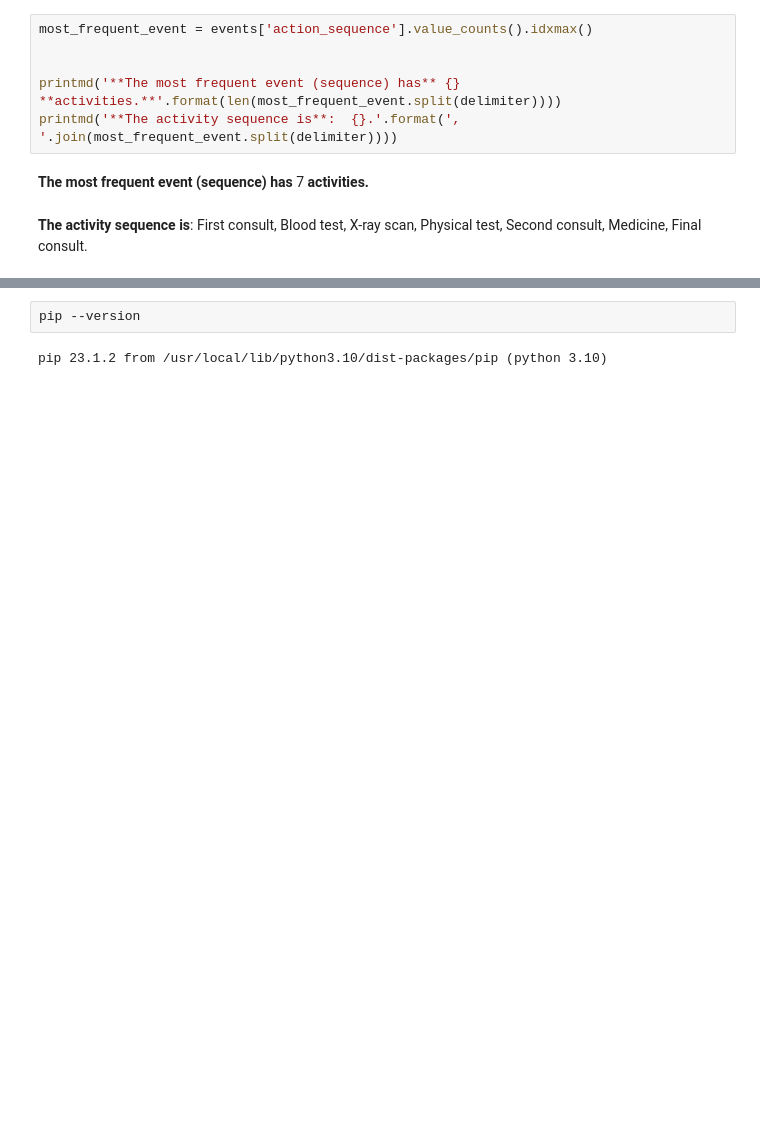
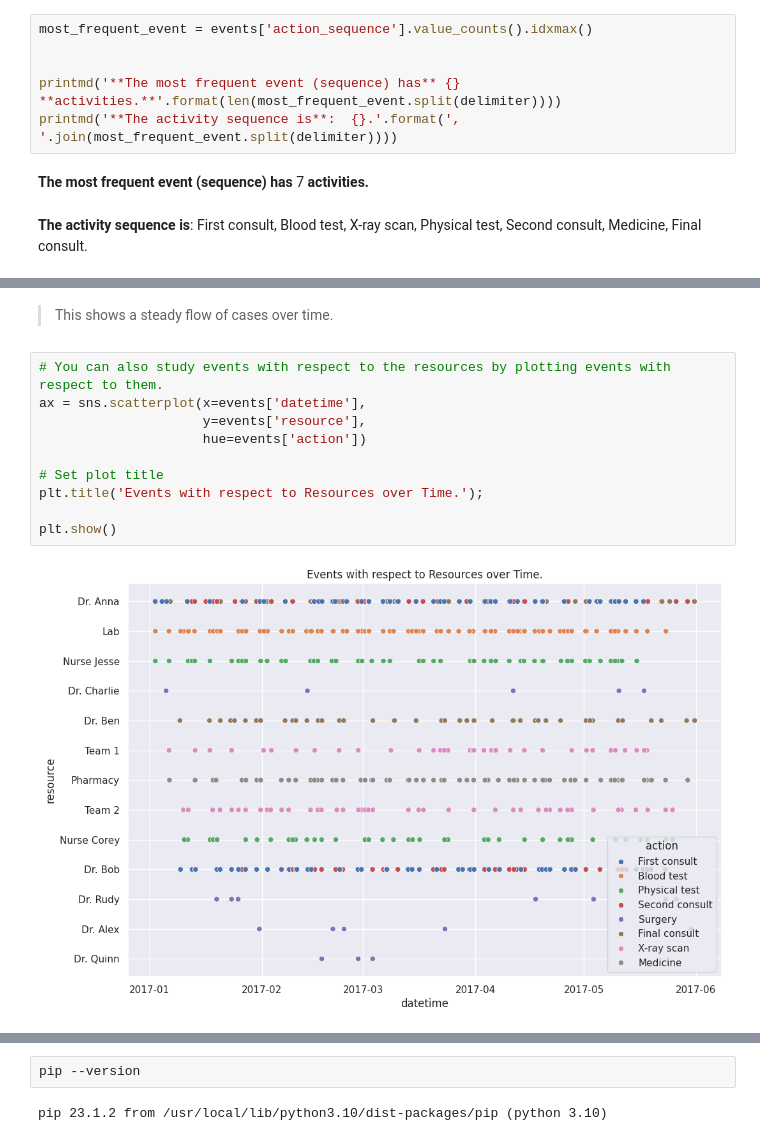
Before and after one commit to sawubona-repo/BINA-FS24-WORK, a Jupyter notebook: LB07-ProcessMining/Python/DEMO_Python_PM4PY_PatientPathways.ipynb, the cells around one changed output, grey strips where cells are left out. Saved outputs shown, nothing was run; the diff lists cells and outputs as text; blank space fills up the shorter version.

```diff
--- a/LB07-ProcessMining/Python/DEMO_Python_PM4PY_PatientPathways.ipynb
+++ b/LB07-ProcessMining/Python/DEMO_Python_PM4PY_PatientPathways.ipynb
@@ -205,0 +315,14 @@ printmd('**The activity sequence is**:  {}.'.format(', '.join(most_frequent_even
+# %% [markdown]
+> This shows a steady flow of cases over time.
+# %%
+# You can also study events with respect to the resources by plotting events with respect to them.
+ax = sns.scatterplot(x=events['datetime'],
+                     y=events['resource'],
+                     hue=events['action'])
+
+# Set plot title
+plt.title('Events with respect to Resources over Time.');
+
+plt.show()
+# %% [output]
+[figure, added]
```
Also changed, not shown: parts of 83 cells of this notebook, 7 other files.
